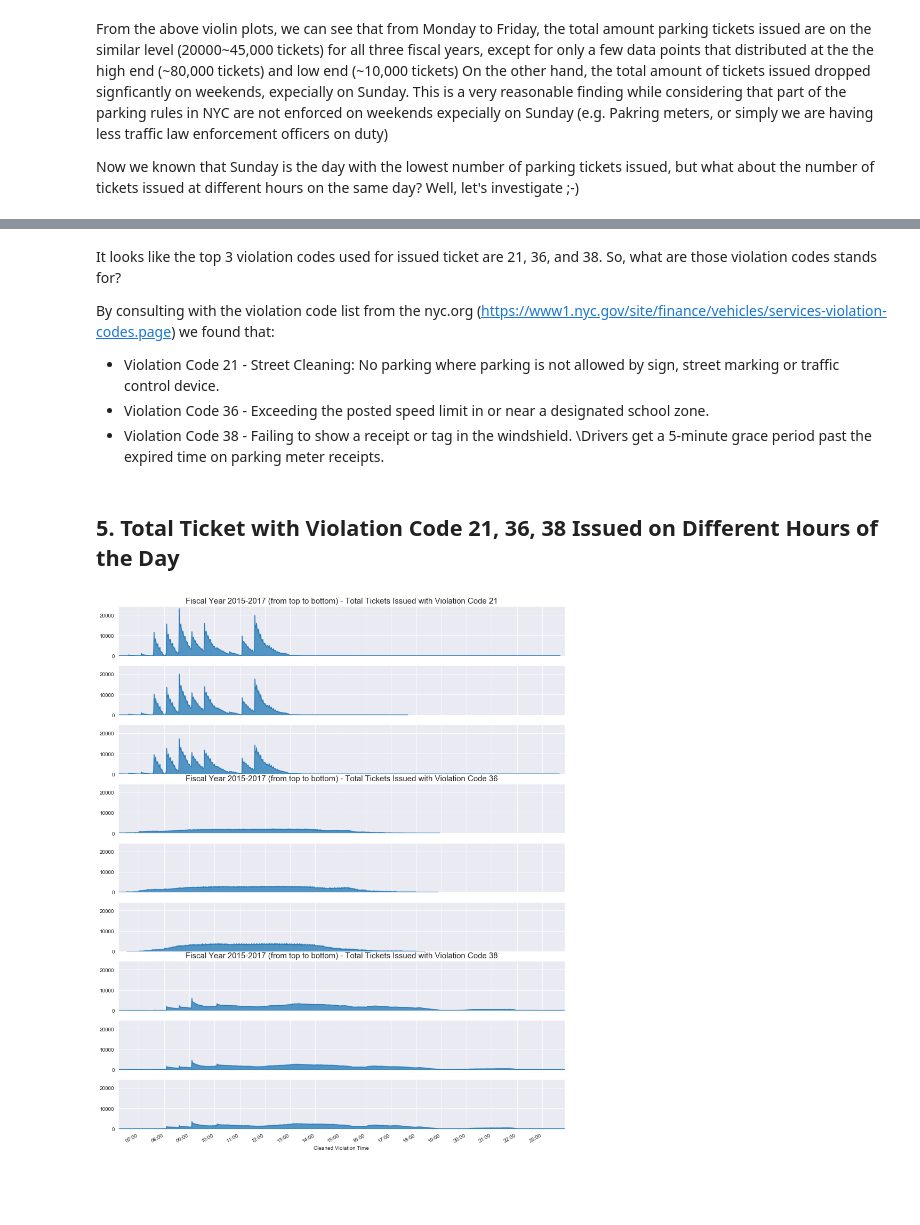
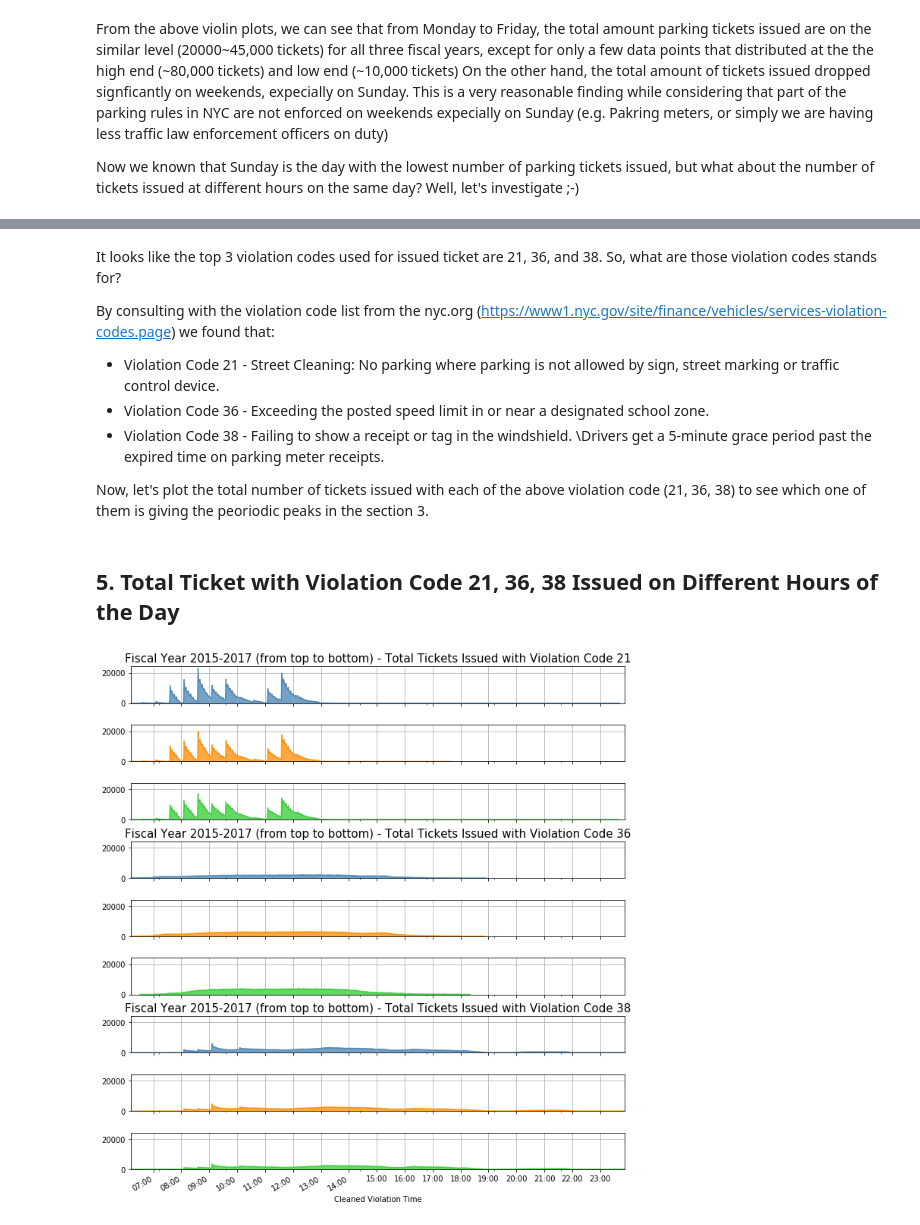
Before and after one commit to siuyik11/NYC_parking_ticket_analysis, a Jupyter notebook: NYC_parking_ticket_analysis.ipynb, the cells around one changed output, grey strips where cells are left out. Saved outputs shown, nothing was run; the diff lists cells and outputs as text; code cells hidden in the pictures; blank space fills up the shorter version.

```diff
--- a/NYC_parking_ticket_analysis.ipynb
+++ b/NYC_parking_ticket_analysis.ipynb
@@ -124,7 +105,7 @@ dtype: int64
 After I wents through all the columns of the orginal dataset, I have decided to keep the columns that have data entries not too much less than the entries of Summons Number. The reasoning is that, the entries at the Summons Number columns is unique to each ticket issued, and should always be present on ticket, therefore, it should have a much less chance with a invalid or missing data entry. So, include any data that has a significant smaller total number than that will give us a bias view of the dataset.  In addition to the above consideration, I also decided to pick the columns that supposedly have the best representation of different criterias of the dataset that could help us answers the questions regarding when, how, who, and where.
 # %%
 data_151617 = []
-for raw_data in raw_data_15_17:
+for raw_data in raw_data_151617:
     data = raw_data[['Violation Time','Summons Number','Plate Type','Issue Date', 'Violation Code','Issuer Precinct'  ]]
     data.fillna(-1)
     data_151617.append(data)
@@ -133,7 +114,7 @@ The first thing I want to do is to get a general impression regarding how the nu
 # %%
 Date_Total_list = [] #This list will be used for the violin plots later
 
-for i, data, year, start_date, end_date in zip(range(3), data_151617, years, start_dates, end_dates):
+for data, year, start_date, end_date in zip(data_151617, years, start_dates, end_dates):
     #Data Cleaning Section
     Date_Total = data[['Issue Date','Summons Number']].groupby('Issue Date', as_index = False).count()
     Date_Total['Issue Date'] = pd.to_datetime(Date_Total['Issue Date'])
@@ -248,14 +231,13 @@ def cleanViolationTime(input):
 # %%
 fig5 = plt.figure(figsize = (20,6))
 ax = fig5.add_subplot(1,1,1)
-for data, year in zip(data_151617, years):
+for data, year, start_date, end_date in zip(data_151617, years, start_dates, end_dates):
     #Cleanning the dataset
-    hour_data = data[['Violation Time', 'Summons Number']].groupby('Violation Time', as_index = False).count()
+    hour_data = data[['Violation Time', 'Summons Number']].groupby(['Violation Time'], as_index = False).count()
     hour_data = hour_data.loc[hour_data['Summons Number'] > 10] #I found this is a very effective way to filter all invalid data entries since they are all infrequent events.
-    hour_data = hour_data.rename(columns = {'Summons Number' : ('Total Tickets-Fiscal Year ' + str(year))})
     hour_data['Cleaned Violation Time'] = hour_data['Violation Time'].apply(cleanViolationTime)
     hour_data = hour_data.loc[hour_data['Cleaned Violation Time'].dt.year == 1960].groupby('Cleaned Violation Time').sum()
-
+    hour_data = hour_data.rename(columns = {'Summons Number' : ('Total Tickets-Fiscal Year ' + str(year))})
     #graph section
     hour_data.plot(ax = ax, kind = 'line', grid = True, alpha = 1)
     ax.set_xlabel("Violation Time", fontsize = 14)
@@ -287,7 +270,7 @@ Luckly, the dataset we have does contain a specific column for violation codes,
 v_code_data_list = []
 for data, year, start_date, end_date in zip(data_151617, years, start_dates, end_dates):
     v_code_data = data[['Violation Code','Summons Number']].groupby('Violation Code').count()
-    v_code_data_list.append(violation_code_data[1:100])
+    v_code_data_list.append(v_code_data[1:100])
 
 #Graph Section
 fig = plt.figure(figsize = (15,11))
@@ -298,7 +281,7 @@ v_code_data_avg = v_code_data_avg.reset_index().sort_values('Summons Number', as
 v_code_data_avg = v_code_data_avg.loc[v_code_data_avg['Total Tickets'] > 10000]
 sns.set_color_codes("pastel")
 sns.barplot(x="Total Tickets", y="Violation Code", data=v_code_data_avg, orient = 'h', order = v_code_data_avg['Violation Code'])
-ax.set_title('Violation Codes with Total Tickets Number > 10,000', fontsize = 18)
+ax.set_title('Violation Codes with Total Tickets Number > 10,000 (Average from Fiscal Year 2015 - 2017)', fontsize = 18)
 ax.set_xlabel("Total Tickets", fontsize = 14)
 ax.set_ylabel("Violation Code", fontsize = 14)
 # %% [output]
@@ -312,25 +295,37 @@ By consulting with the violation code list from the nyc.org (https://www1.nyc.go
  - Violation Code 21 - Street Cleaning: No parking where parking is not allowed by sign, street marking or traffic control device.
  - Violation Code 36 - Exceeding the posted speed limit in or near a designated school zone.
  - Violation Code 38 - Failing to show a receipt or tag in the windshield. \Drivers get a 5-minute grace period past the expired time on parking meter receipts.
+
+Now, let's plot the total number of tickets issued with each of the above violation code (21, 36, 38) to see which one of them is giving the peoriodic peaks in the section 3.
 # %% [markdown]
+<a id = '5'></a>
 ## 5. Total Ticket with Violation Code 21, 36, 38 Issued on Different Hours of the Day
 # %%
 fig, axes = plt.subplots(9,1, sharex = True, sharey = True)
+
 for i,j in zip([21,36,38],[0,3,6]):
+    plt.tight_layout()
     for data, year, k in zip(data_151617,years, range(3)):
-        PAS_hour_data = data[['Violation Time', 'Summons Number', 'Violation Code', 'Plate Type']]
-        PAS_hour_data = PAS_hour_data.loc[PAS_hour_data['Violation Code'] == i]
-        PAS_hour_data = PAS_hour_data.groupby('Violation Time', as_index = False).count()
+        vcode_hour_data = data[['Violation Time', 'Summons Number', 'Violation Code']]
+        vcode_hour_data = vcode_hour_data.loc[vcode_hour_data['Violation Code'] == i]
+        vcode_hour_data = vcode_hour_data.groupby('Violation Time', as_index = False).count()
         #I found this is a very effective way to filter all invalid data entries since they are all infrequent events.
-        PAS_hour_data = PAS_hour_data.loc[PAS_hour_data['Summons Number'] > 10]
-        PAS_hour_data = PAS_hour_data.rename(columns = {'Summons Number' : 'Total Tickets'})
-        PAS_hour_data['Cleaned Violation Time'] = PAS_hour_data['Violation Time'].apply(cleanViolationTime)
-        PAS_hour_data = PAS_hour_data.loc[PAS_hour_data['Cleaned Violation Time'].dt.year == 1960]
-        PAS_hour_data = PAS_hour_data.groupby('Cleaned Violation Time').sum()
-        PAS_hour_data['Total Tickets'].plot(ax = axes[k+j], figsize = (15,20), grid = True, kind = 'area', alpha = 0.75)
+        vcode_hour_data = vcode_hour_data.loc[vcode_hour_data['Summons Number'] > 10]
+        vcode_hour_data = vcode_hour_data.rename(columns = {'Summons Number' : 'Total Tickets'})
+        vcode_hour_data['Cleaned Violation Time'] = vcode_hour_data['Violation Time'].apply(cleanViolationTime)
+        vcode_hour_data = vcode_hour_data.loc[vcode_hour_data['Cleaned Violation Time'].dt.year == 1960]
+        vcode_hour_data = vcode_hour_data.groupby('Cleaned Violation Time').sum()
+
+        if k == 0:
+            color = 'steelblue'
+        elif k == 1:
+            color = 'darkorange'
+        else:
+            color = 'limegreen'
+        vcode_hour_data['Total Tickets'].plot(ax = axes[k+j], figsize = (10,12), grid = True, kind = 'area', alpha = 0.75, color = color)
         axes[k+j].xaxis.set_major_locator(dates.HourLocator())
         axes[k+j].xaxis.set_major_formatter(dates.DateFormatter("%H:%M"))
         if k == 0:
             axes[k+j].set_title("Fiscal Year 2015-2017 (from top to bottom) - Total Tickets Issued with Violation Code " + str(i),fontsize = 15)
 # %% [output]
-[figure, old version]
+[figure, new version]
```
Also changed, not shown: parts of 28 cells of this notebook, 1 other file.
